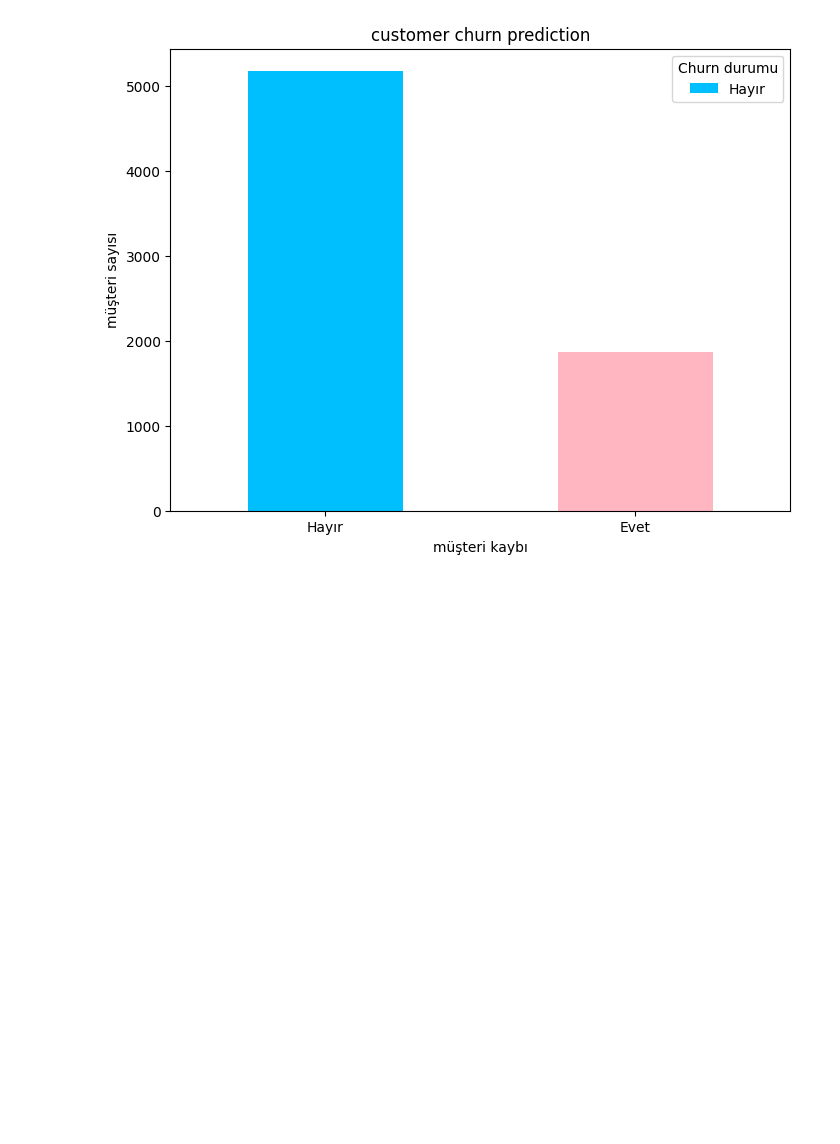
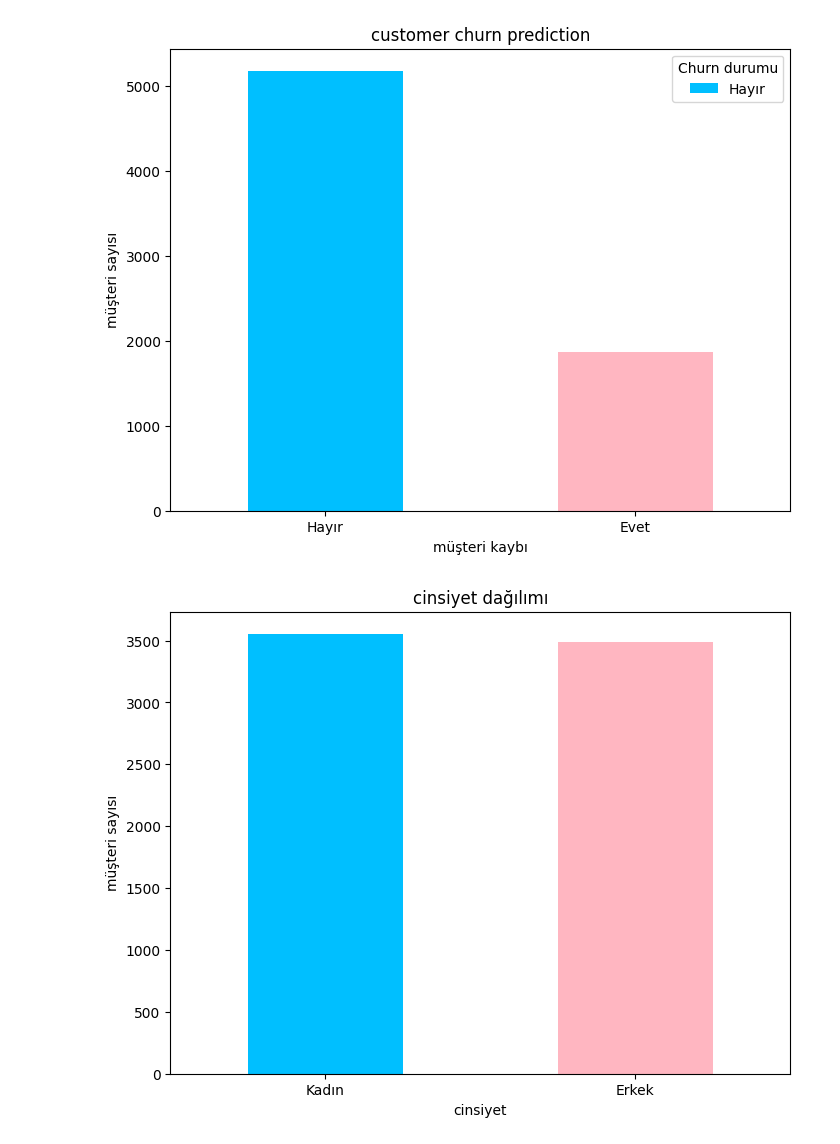
Before and after one commit to ergul13/customer_churn, a Jupyter notebook: 2.deneme.ipynb, the cells around one changed output. Cells and saved outputs as stored; diff of their text form; code cells hidden in the pictures; blank space fills up the shorter version.

```diff
--- a/2.deneme.ipynb
+++ b/2.deneme.ipynb
@@ -50,3 +94,9 @@ dtype: int64
+# %%
+df.replace('No internet service','No',inplace=True)
+df.replace('No phone service','No',inplace=True)
 # %%
-df.replace(" ",np.nan, inplace=True)
-df.fillna(df.mode().iloc[0],inplace=True)
+df.replace('DSL','Yes',inplace=True)
+df.replace('Fiber optic','Yes',inplace=True)
+# %%
+df1= pd.get_dummies(data=df,columns=["InternetService","Contract","PaymentMethod"])
+df1.columns
@@ -52,0 +130,2 @@ df.fillna(df.mode().iloc[0],inplace=True)
+# %%
+df2 = df1.replace({True: 1, False: 0})
@@ -67,0 +159,10 @@ df["gender"]=df["gender"].map({"Male":0,"Female":1})
+# %%
+plt.figure(figsize=(8, 6))
+df2["gender"].value_counts().plot(kind="bar", color=["deepskyblue", "lightpink"])
+plt.title("cinsiyet dağılımı")
+plt.xlabel("cinsiyet")
+plt.ylabel("müşteri sayısı")
+plt.xticks([0, 1], ["Kadın", "Erkek"], rotation=0)
+plt.show()
+# %% [output]
+[figure, added]
```
Also changed, not shown: parts of 34 cells of this notebook.
